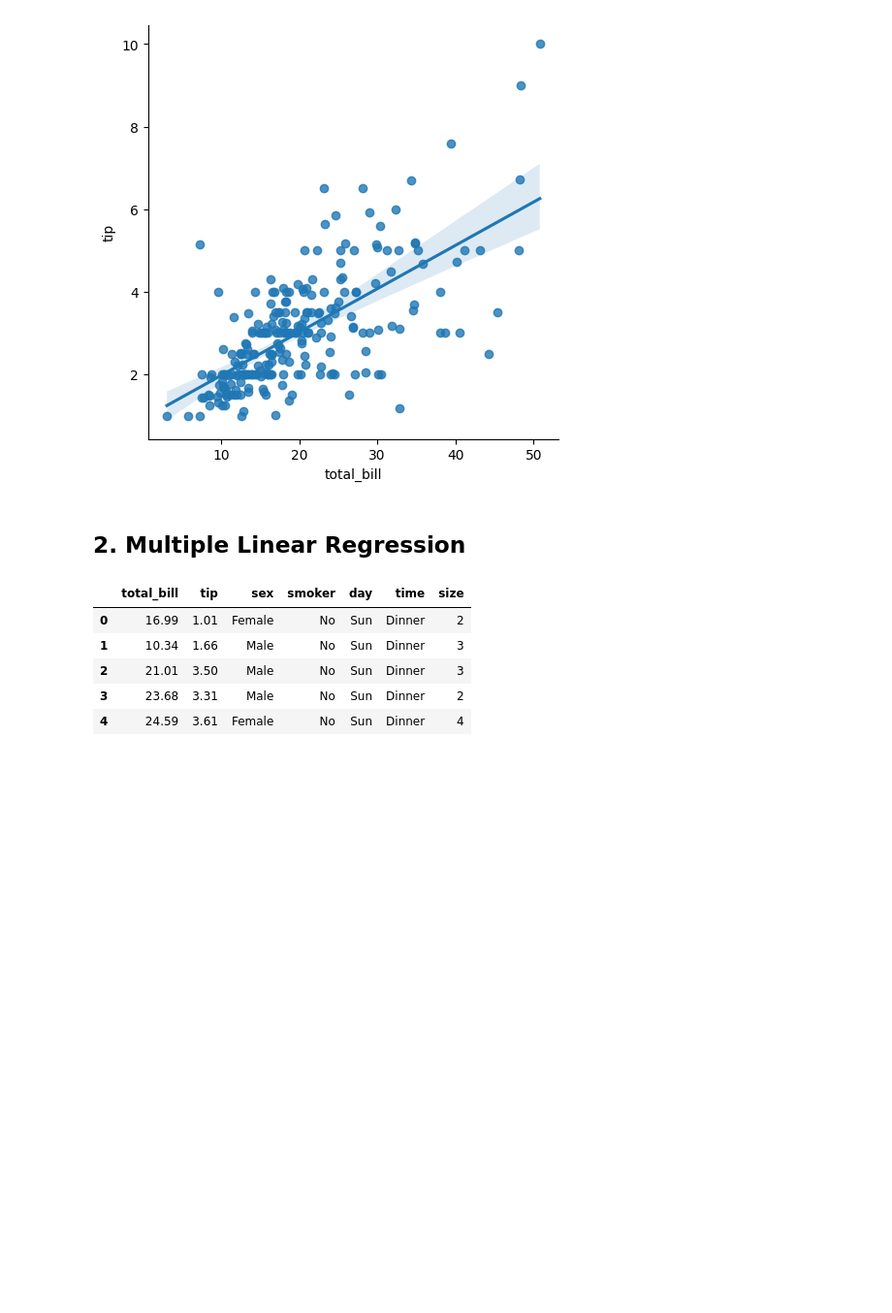
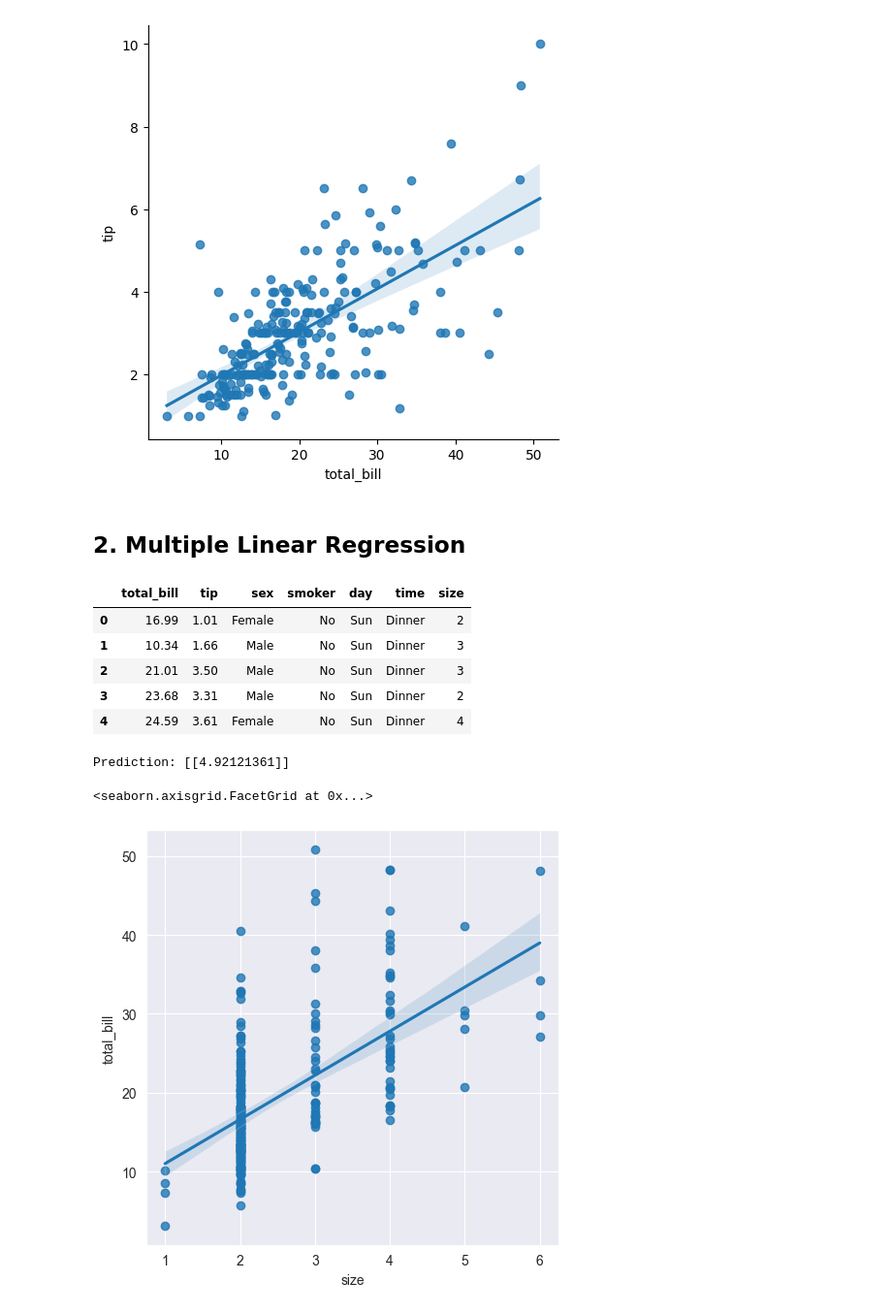
Before and after one commit to TalhaProgrammer92/Machine-Learning, a Jupyter notebook: Notebooks/02 Scikit Learn Intermediate.ipynb, the cells around one changed output. Shown: that part at 97% size. Cells and saved outputs as stored; diff of their text form; code cells hidden in the pictures; blank space fills up the shorter version.

```diff
--- a/Notebooks/02 Scikit Learn Intermediate.ipynb
+++ b/Notebooks/02 Scikit Learn Intermediate.ipynb
@@ -43,3 +44,18 @@ data_frame.head()
 | 2 | 21.01 | 3.50 | Male | No | Sun | Dinner | 3 |
 | 3 | 23.68 | 3.31 | Male | No | Sun | Dinner | 2 |
 | 4 | 24.59 | 3.61 | Female | No | Sun | Dinner | 4 |
+# %%
+X = data_frame[['total_bill', 'size']]      # * Feature
+
+model.fit(X, y)
+
+size: int = 2
+predict = model.predict([[total_bill, size]])
+print('Prediction:', predict)
+# %% [output]
+Prediction: [[4.92121361]]
+# %%
+sb.lmplot(x='size', y='total_bill', data=data_frame)
+# %% [output]
+<seaborn.axisgrid.FacetGrid at 0x...>
+[figure, added]
```
Also changed, not shown: parts of 1 cell of this notebook, 1 other file.
